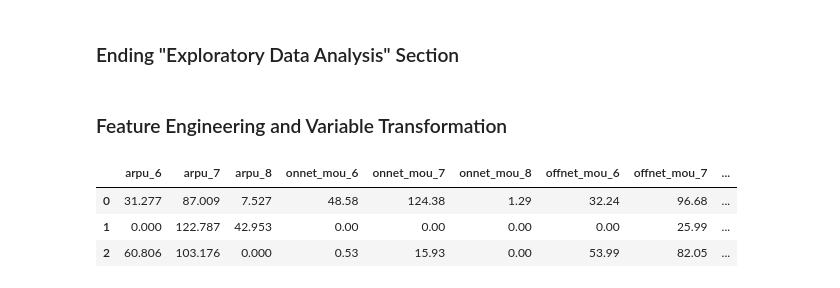
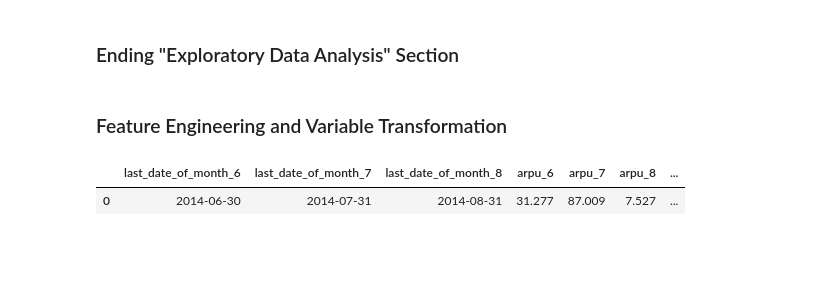
Before and after one commit to simplyshravan/Telecom-Churn-Case-Study, a Jupyter notebook: Telecom Churn.ipynb, the cells around one changed output. Saved outputs shown, nothing was run; the diff lists cells and outputs as text; code cells hidden in the pictures; blank space fills up the shorter version.

```diff
--- a/Telecom Churn.ipynb
+++ b/Telecom Churn.ipynb
@@ -90,9 +90,14 @@ Index(['id', 'circle_id', 'loc_og_t2o_mou', 'std_og_t2o_mou', 'loc_ic_t2o_mou',
        'std_og_t2c_mou_6', 'std_og_t2c_mou_7', 'std_og_t2c_mou_8',
        'std_ic_t2o_mou_6', 'std_ic_t2o_mou_7', 'std_ic_t2o_mou_8'],
       dtype='object')
+# %%
+#keeping the date column
+j=['id', 'circle_id', 'loc_og_t2o_mou', 'std_og_t2o_mou', 'loc_ic_t2o_mou',
+       'std_og_t2c_mou_6', 'std_og_t2c_mou_7', 'std_og_t2c_mou_8',
+       'std_ic_t2o_mou_6', 'std_ic_t2o_mou_7', 'std_ic_t2o_mou_8']
 # %%
 #dropping the columns
-df.drop(j.index,axis=1,inplace=True)
+df.drop(j,axis=1,inplace=True)
 # %%
 #checking new shape
 df.shape
@@ -141,4 +147,10 @@ df[['date_of_last_rech_6','date_of_last_rech_7','date_of_last_rech_8']].head()
 df['date_of_last_rech_6']=pd.to_datetime(df['date_of_last_rech_6'])
 df['date_of_last_rech_7']=pd.to_datetime(df['date_of_last_rech_7'])
 df['date_of_last_rech_8']=pd.to_datetime(df['date_of_last_rech_8'])
+df['date_of_last_rech_data_6']=pd.to_datetime(df['date_of_last_rech_data_6'])
+df['date_of_last_rech_data_7']=pd.to_datetime(df['date_of_last_rech_data_7'])
+df['date_of_last_rech_data_8']=pd.to_datetime(df['date_of_last_rech_data_8'])
+df['last_date_of_month_6']=pd.to_datetime(df['last_date_of_month_6'])
+df['last_date_of_month_7']=pd.to_datetime(df['last_date_of_month_7'])
+df['last_date_of_month_8']=pd.to_datetime(df['last_date_of_month_8'])
 # %%
@@ -335,9 +350,7 @@ sns.countplot(data=df,x='churn_probability')
 ### Feature Engineering and Variable Transformation
 # %%
 pd.set_option("display.max_columns", 200)
-df.head(3)
+df.head(1)
 # %% [output]
-|  | arpu_6 | arpu_7 | arpu_8 | onnet_mou_6 | onnet_mou_7 | onnet_mou_8 | offnet_mou_6 | offnet_mou_7 | ... |
-| 0 | 31.277 | 87.009 | 7.527 | 48.58 | 124.38 | 1.29 | 32.24 | 96.68 | ... |
-| 1 | 0.000 | 122.787 | 42.953 | 0.00 | 0.00 | 0.00 | 0.00 | 25.99 | ... |
-| 2 | 60.806 | 103.176 | 0.000 | 0.53 | 15.93 | 0.00 | 53.99 | 82.05 | ... |
+|  | last_date_of_month_6 | last_date_of_month_7 | last_date_of_month_8 | arpu_6 | arpu_7 | arpu_8 | ... |
+| 0 | 2014-06-30 | 2014-07-31 | 2014-08-31 | 31.277 | 87.009 | 7.527 | ... |
```
Also changed, not shown: parts of 70 cells of this notebook.
